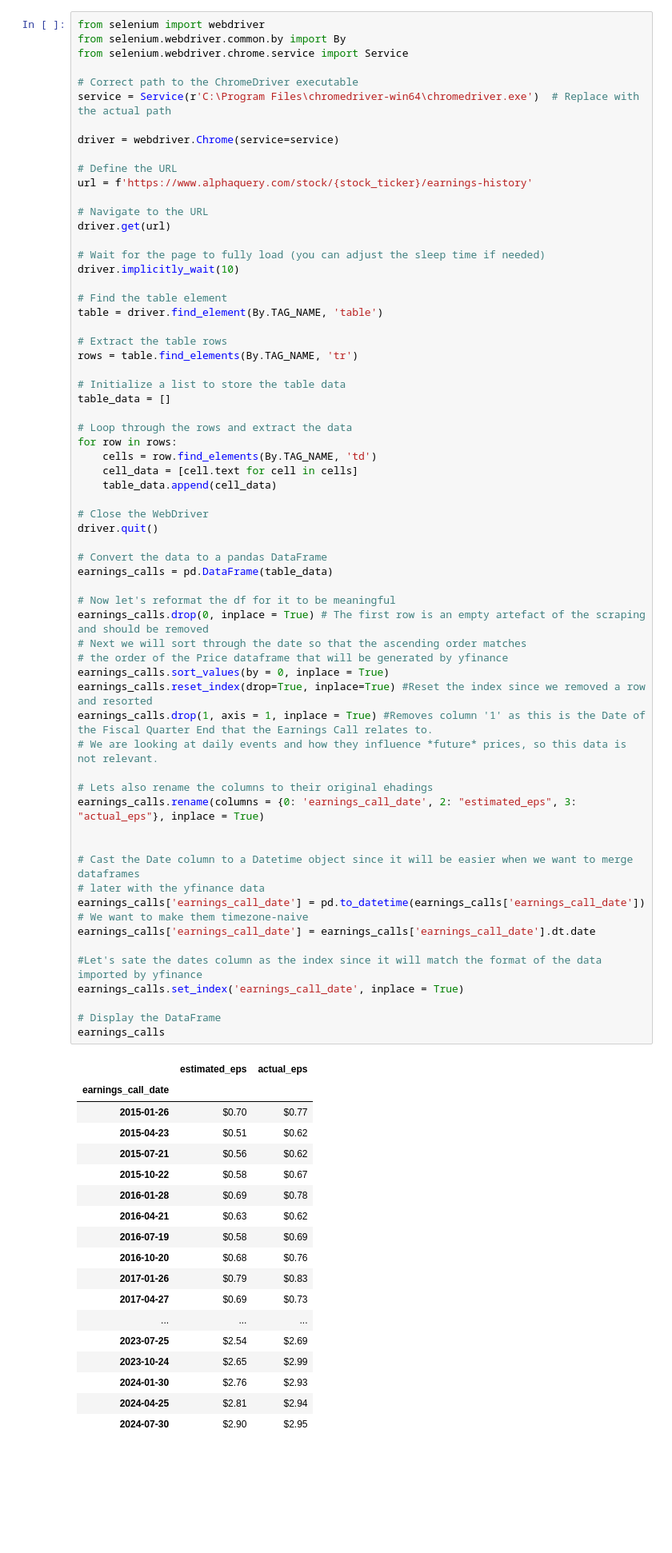
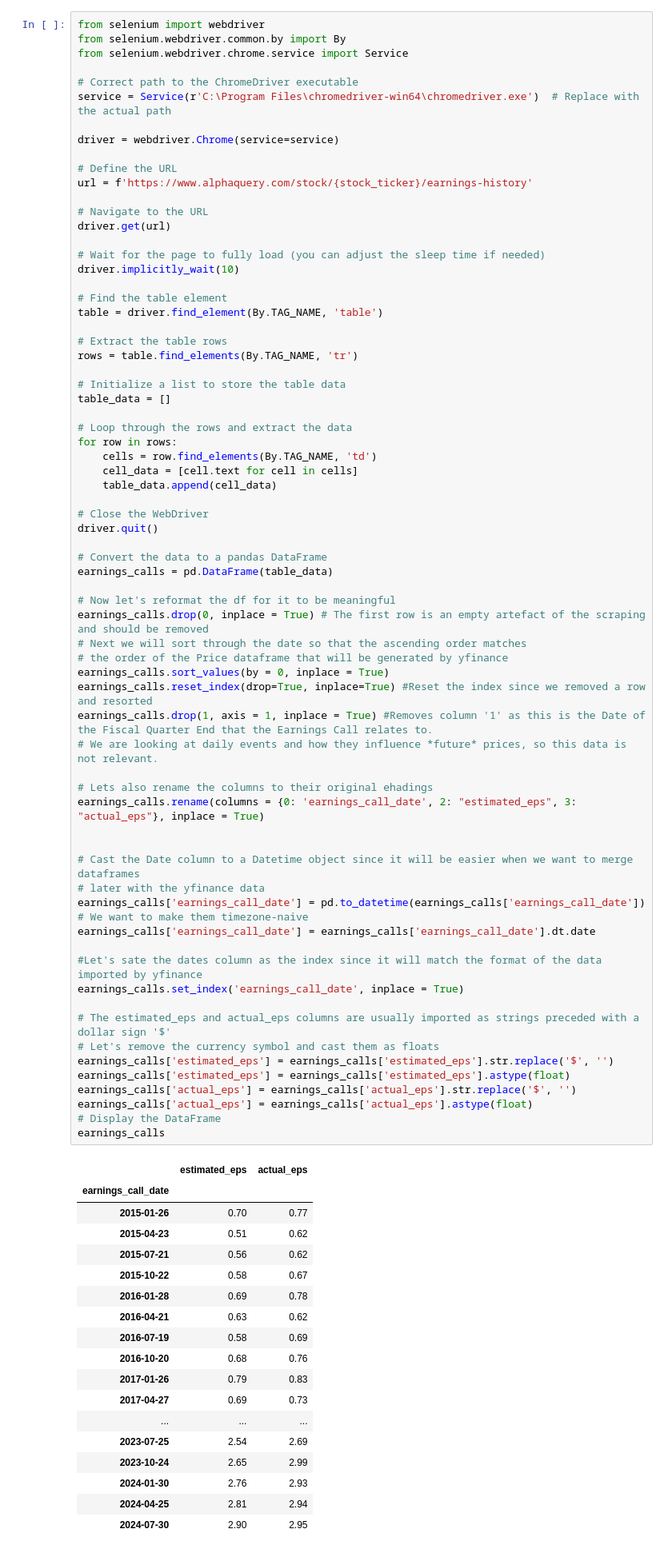
Before and after one commit to laura1machado1delostoyos/MSFTPricePrediction, a Jupyter notebook: Draft_XGBoost_Time_Series_Price_Analysis.ipynb, the cells around one changed output. Shown at 80% size. Drawn from its saved outputs; the diff is of its cells as text; blank space fills up the shorter version.

```diff
--- a/Draft_XGBoost_Time_Series_Price_Analysis.ipynb
+++ b/Draft_XGBoost_Time_Series_Price_Analysis.ipynb
@@ -113,49 +113,55 @@ driver.quit()
 # Convert the data to a pandas DataFrame
 earnings_calls = pd.DataFrame(table_data)
 
 # Now let's reformat the df for it to be meaningful
 earnings_calls.drop(0, inplace = True) # The first row is an empty artefact of the scraping and should be removed
 # Next we will sort through the date so that the ascending order matches
 # the order of the Price dataframe that will be generated by yfinance
 earnings_calls.sort_values(by = 0, inplace = True)
 earnings_calls.reset_index(drop=True, inplace=True) #Reset the index since we removed a row and resorted
 earnings_calls.drop(1, axis = 1, inplace = True) #Removes column '1' as this is the Date of the Fiscal Quarter End that the Earnings Call relates to.
 # We are looking at daily events and how they influence *future* prices, so this data is not relevant.
 
 # Lets also rename the columns to their original ehadings
 earnings_calls.rename(columns = {0: 'earnings_call_date', 2: "estimated_eps", 3: "actual_eps"}, inplace = True)
 
 
 # Cast the Date column to a Datetime object since it will be easier when we want to merge dataframes
 # later with the yfinance data
 earnings_calls['earnings_call_date'] = pd.to_datetime(earnings_calls['earnings_call_date'])
 # We want to make them timezone-naive
 earnings_calls['earnings_call_date'] = earnings_calls['earnings_call_date'].dt.date
 
 #Let's sate the dates column as the index since it will match the format of the data imported by yfinance
 earnings_calls.set_index('earnings_call_date', inplace = True)
 
+# The estimated_eps and actual_eps columns are usually imported as strings preceded with a dollar sign '$'
+# Let's remove the currency symbol and cast them as floats
+earnings_calls['estimated_eps'] = earnings_calls['estimated_eps'].str.replace('$', '')
+earnings_calls['estimated_eps'] = earnings_calls['estimated_eps'].astype(float)
+earnings_calls['actual_eps'] = earnings_calls['actual_eps'].str.replace('$', '')
+earnings_calls['actual_eps'] = earnings_calls['actual_eps'].astype(float)
 # Display the DataFrame
 earnings_calls
 # %% [output]
 |  | estimated_eps | actual_eps |
 | earnings_call_date |  |  |
-| 2015-01-26 | $0.70 | $0.77 |
-| 2015-04-23 | $0.51 | $0.62 |
-| 2015-07-21 | $0.56 | $0.62 |
-| 2015-10-22 | $0.58 | $0.67 |
-| 2016-01-28 | $0.69 | $0.78 |
-| 2016-04-21 | $0.63 | $0.62 |
-| 2016-07-19 | $0.58 | $0.69 |
-| 2016-10-20 | $0.68 | $0.76 |
-| 2017-01-26 | $0.79 | $0.83 |
-| 2017-04-27 | $0.69 | $0.73 |
+| 2015-01-26 | 0.70 | 0.77 |
+| 2015-04-23 | 0.51 | 0.62 |
+| 2015-07-21 | 0.56 | 0.62 |
+| 2015-10-22 | 0.58 | 0.67 |
+| 2016-01-28 | 0.69 | 0.78 |
+| 2016-04-21 | 0.63 | 0.62 |
+| 2016-07-19 | 0.58 | 0.69 |
+| 2016-10-20 | 0.68 | 0.76 |
+| 2017-01-26 | 0.79 | 0.83 |
+| 2017-04-27 | 0.69 | 0.73 |
 | ... | ... | ... |
-| 2023-07-25 | $2.54 | $2.69 |
-| 2023-10-24 | $2.65 | $2.99 |
-| 2024-01-30 | $2.76 | $2.93 |
-| 2024-04-25 | $2.81 | $2.94 |
-| 2024-07-30 | $2.90 | $2.95 |
+| 2023-07-25 | 2.54 | 2.69 |
+| 2023-10-24 | 2.65 | 2.99 |
+| 2024-01-30 | 2.76 | 2.93 |
+| 2024-04-25 | 2.81 | 2.94 |
+| 2024-07-30 | 2.90 | 2.95 |
 # %% [markdown]
 ## 2.3. Extracting the Daily Closing Prices on MSFT
 Just like we did for **TIP**, we will use the `yfinance` module to extract historical data on daily closing prices for the stock that we loaded on the 1st cell.
```
Also changed, not shown: parts of 14 cells of this notebook.
